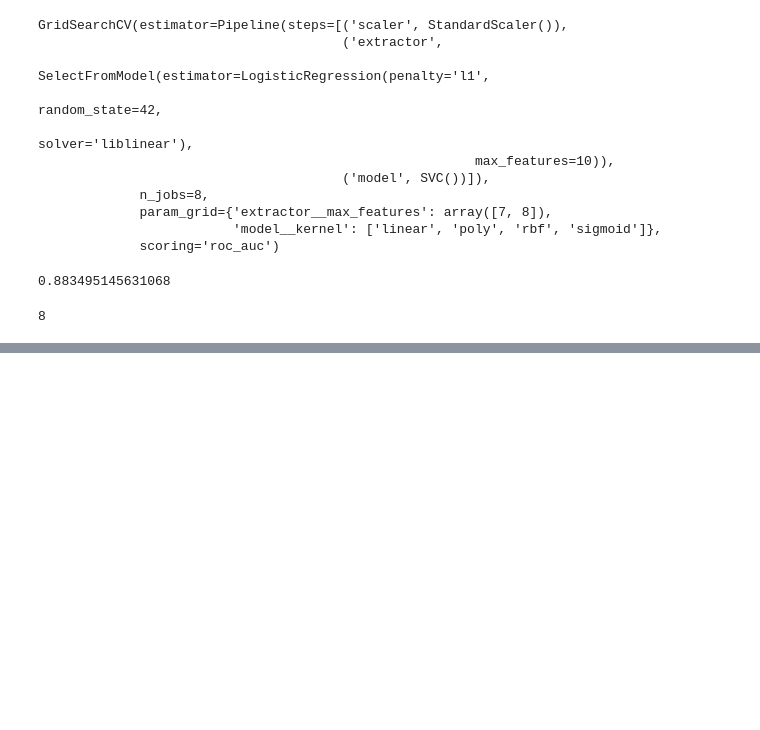
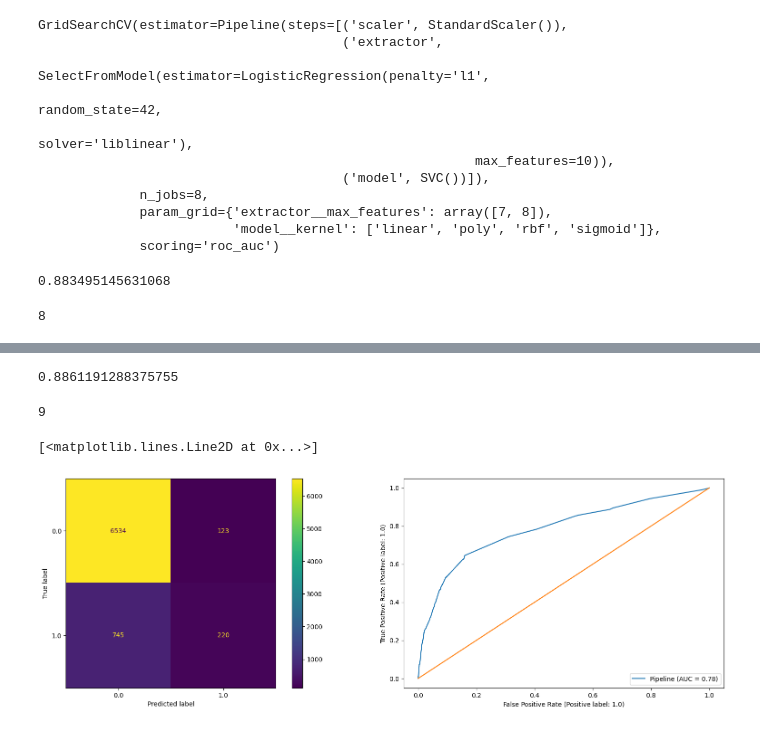
Before and after one commit to caller9/berkeley_ai_cert_module_17, a Jupyter notebook: practical_application_3.ipynb, the cells around one changed output, grey strips where cells are left out. Cells and saved outputs as stored; diff of their text form; code cells hidden in the pictures; blank space fills up the shorter version.

Commit message:
Update models and README

```diff
--- a/practical_application_3.ipynb
+++ b/practical_application_3.ipynb
@@ -399,7 +399,3 @@ best_dt_estimator = dt_grid.best_estimator_
 print(f"Decision Tree score: {best_dt_estimator.score(X_test, y_test)} at depth {dt_grid.best_params_['max_depth']}")
 # %% [output]
 Decision Tree score: 0.8855943321962739 at depth 6
-# %%
-svm_params = {'kernel': ['linear', 'poly', 'rbf', 'sigmoid']}
-svm_grid = GridSearchCV(SVC(), n_jobs=8, param_grid=svm_params, scoring='roc_auc')
-svm_grid.fit(X_train, y_train)
@@ -440,3 +428,13 @@ svm_extractor_grid.best_estimator_.score(X_test, y_test)
 svm_extractor_grid.best_params_['extractor__max_features']
 # %% [output]
 8
+# %%
+logistic_pipeline = Pipeline([
+    ('scaler', StandardScaler()),
+    ('extractor', extractor),
+    ('model', LogisticRegression(random_state=42))
+])
+# %%
+logistic_params = {'model__max_iter': [100, 1000, 10000], 'extractor__max_features': np.arange(7, 10)}
+logistic_grid = GridSearchCV(logistic_pipeline, n_jobs=8, param_grid=logistic_params, scoring='roc_auc')
+logistic_grid.fit(X_train, y_train)
@@ -442,0 +454,17 @@ svm_extractor_grid.best_params_['extractor__max_features']
+# %%
+best_logistic_estimator = logistic_grid.best_estimator_
+best_logistic_estimator.score(X_test, y_test)
+# %% [output]
+0.8861191288375755
+# %%
+logistic_grid.best_params_['extractor__max_features']
+# %% [output]
+9
+# %%
+fig, ax = plt.subplots(1, 2, figsize = (20, 6))
+ConfusionMatrixDisplay.from_estimator(best_logistic_estimator, X_test, y_test, ax = ax[0])
+RocCurveDisplay.from_estimator(best_logistic_estimator, X_test, y_test, ax = ax[1])
+ax[1].plot(np.array([0, 1]), np.array([0, 1]))
+# %% [output]
+[<matplotlib.lines.Line2D at 0x...>]
+[figure, added]
```
Also changed, not shown: parts of 6 cells of this notebook, 1 other file.
